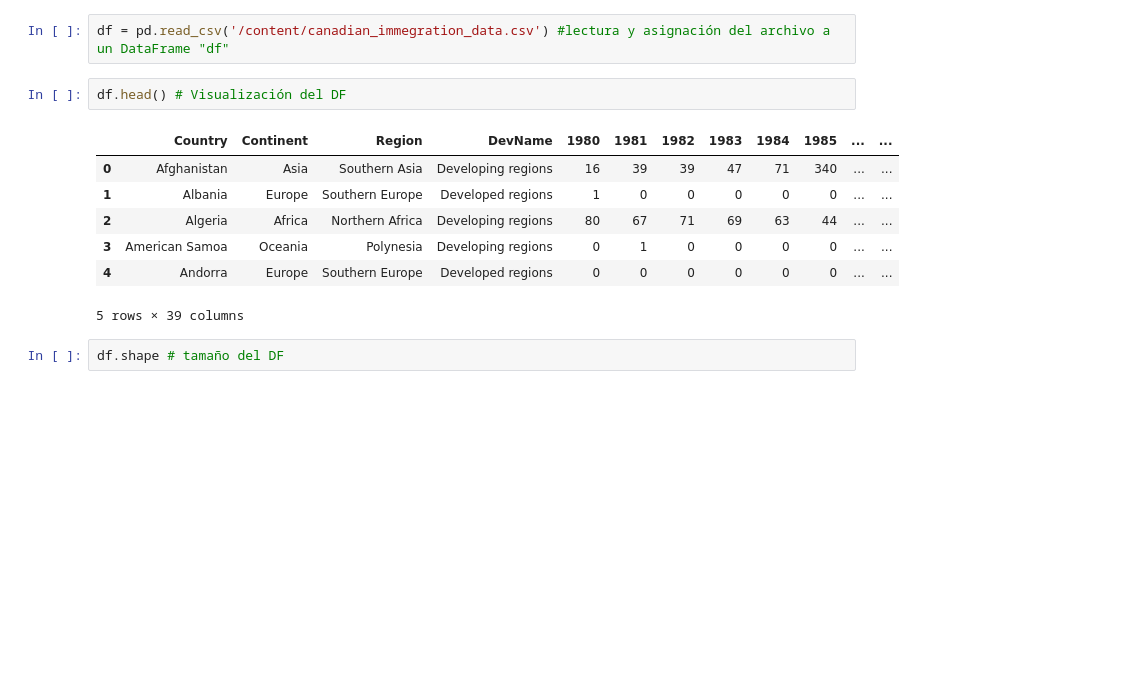
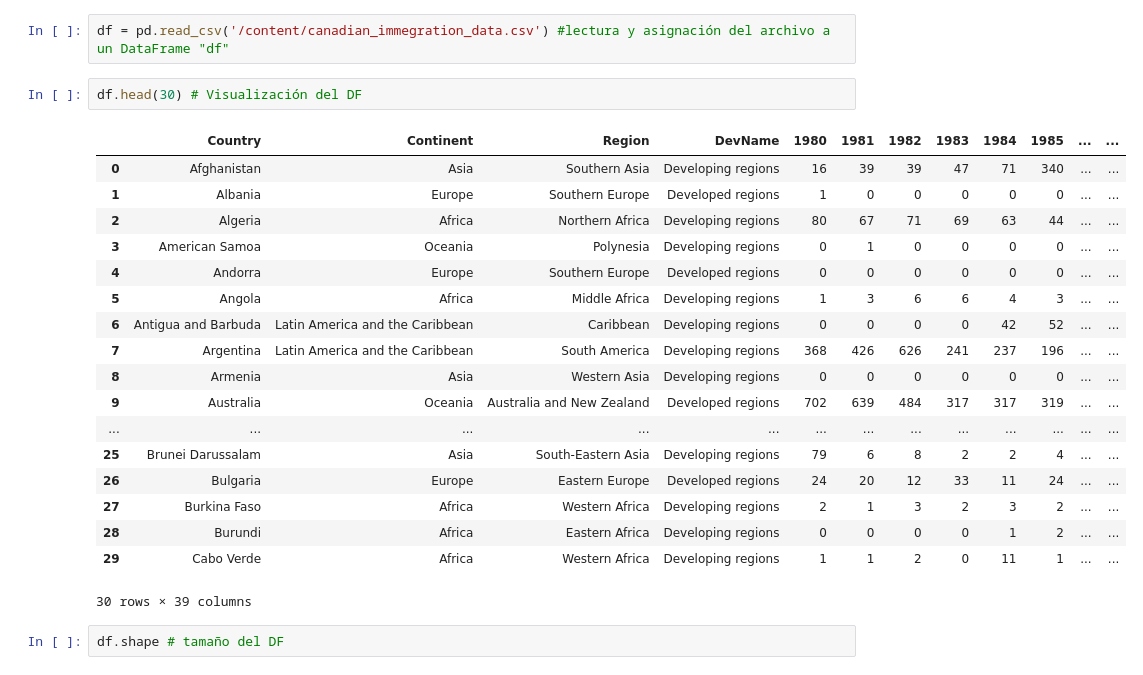
Before and after one commit to Maucho6340/pandas, a Jupyter notebook: visualizacion_de_datos.ipynb, the cells around one changed output. Cells and saved outputs as stored; diff of their text form; blank space fills up the shorter version.

```diff
--- a/visualizacion_de_datos.ipynb
+++ b/visualizacion_de_datos.ipynb
@@ -11,15 +11,26 @@ import pandas as pd
 # %%
 df = pd.read_csv('/content/canadian_immegration_data.csv') #lectura y asignación del archivo a un DataFrame "df"
 # %%
-df.head() # Visualización del DF
+df.head(30) # Visualización del DF
 # %% [output]
 |  | Country | Continent | Region | DevName | 1980 | 1981 | 1982 | 1983 | 1984 | 1985 | ... | ... |
 | 0 | Afghanistan | Asia | Southern Asia | Developing regions | 16 | 39 | 39 | 47 | 71 | 340 | ... | ... |
 | 1 | Albania | Europe | Southern Europe | Developed regions | 1 | 0 | 0 | 0 | 0 | 0 | ... | ... |
 | 2 | Algeria | Africa | Northern Africa | Developing regions | 80 | 67 | 71 | 69 | 63 | 44 | ... | ... |
 | 3 | American Samoa | Oceania | Polynesia | Developing regions | 0 | 1 | 0 | 0 | 0 | 0 | ... | ... |
 | 4 | Andorra | Europe | Southern Europe | Developed regions | 0 | 0 | 0 | 0 | 0 | 0 | ... | ... |
+| 5 | Angola | Africa | Middle Africa | Developing regions | 1 | 3 | 6 | 6 | 4 | 3 | ... | ... |
+| 6 | Antigua and Barbuda | Latin America and the Caribbean | Caribbean | Developing regions | 0 | 0 | 0 | 0 | 42 | 52 | ... | ... |
+| 7 | Argentina | Latin America and the Caribbean | South America | Developing regions | 368 | 426 | 626 | 241 | 237 | 196 | ... | ... |
+| 8 | Armenia | Asia | Western Asia | Developing regions | 0 | 0 | 0 | 0 | 0 | 0 | ... | ... |
+| 9 | Australia | Oceania | Australia and New Zealand | Developed regions | 702 | 639 | 484 | 317 | 317 | 319 | ... | ... |
+| ... | ... | ... | ... | ... | ... | ... | ... | ... | ... | ... | ... | ... |
+| 25 | Brunei Darussalam | Asia | South-Eastern Asia | Developing regions | 79 | 6 | 8 | 2 | 2 | 4 | ... | ... |
+| 26 | Bulgaria | Europe | Eastern Europe | Developed regions | 24 | 20 | 12 | 33 | 11 | 24 | ... | ... |
+| 27 | Burkina Faso | Africa | Western Africa | Developing regions | 2 | 1 | 3 | 2 | 3 | 2 | ... | ... |
+| 28 | Burundi | Africa | Eastern Africa | Developing regions | 0 | 0 | 0 | 0 | 1 | 2 | ... | ... |
+| 29 | Cabo Verde | Africa | Western Africa | Developing regions | 1 | 1 | 2 | 0 | 11 | 1 | ... | ... |
-5 rows × 39 columns
+30 rows × 39 columns
 # %%
 df.shape # tamaño del DF
 # %% [output]
```
Also changed, not shown: parts of 7 cells of this notebook.
